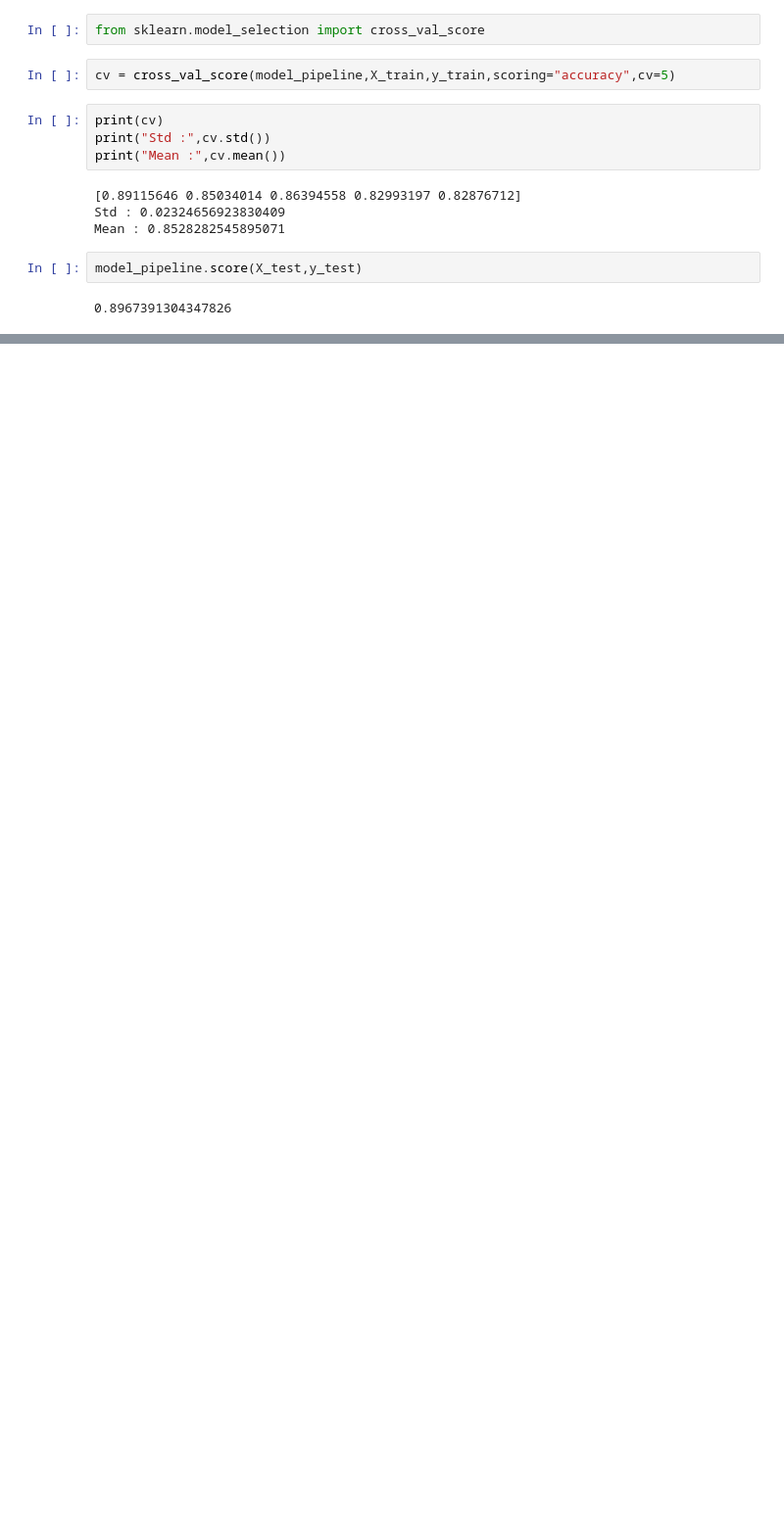
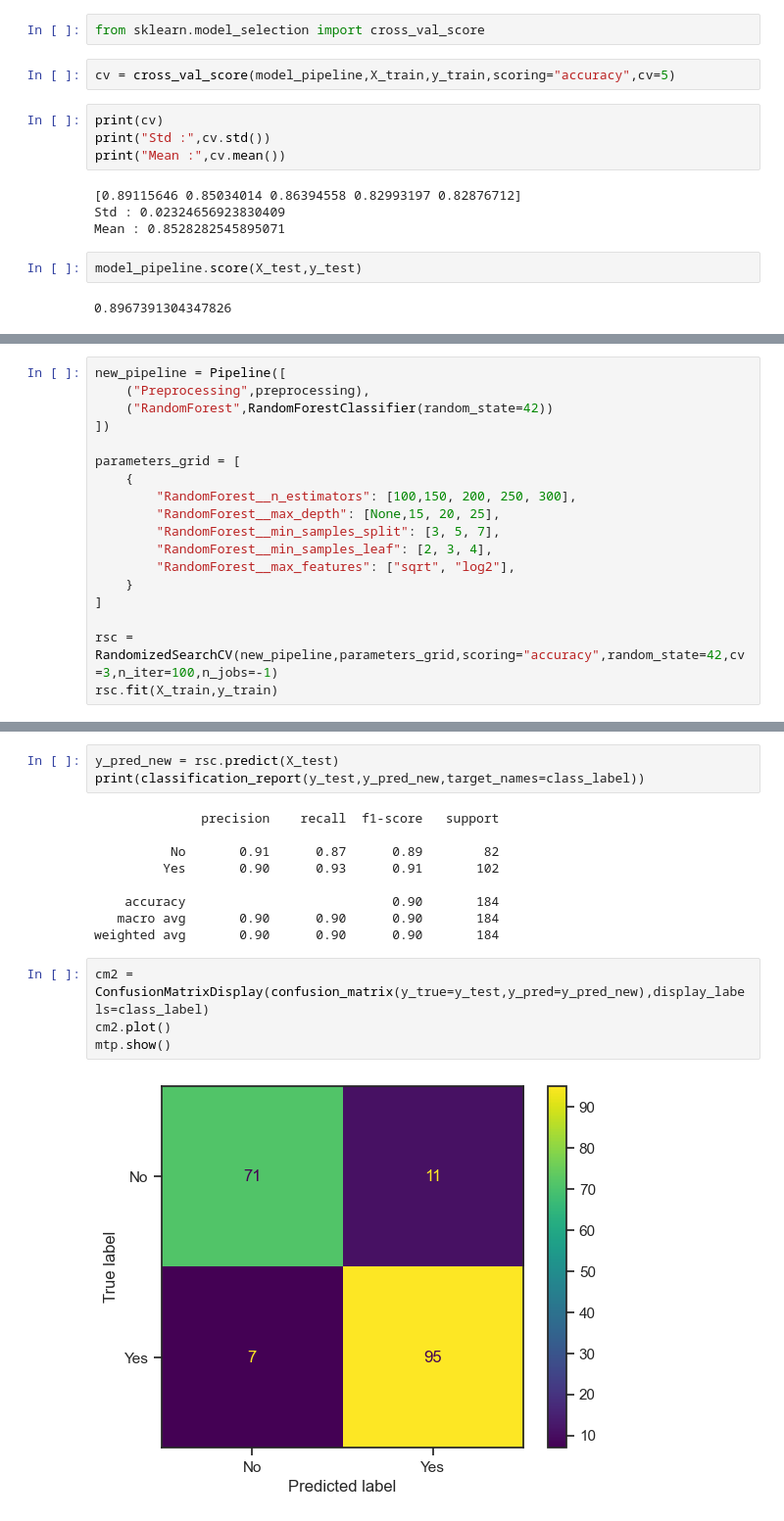
Before and after one commit to StanleyT14/Heart-Disease-Prediction, a Jupyter notebook: main.ipynb, the cells around one changed output, grey strips where cells are left out. Shown at 98% size. Cells and saved outputs as stored; diff of their text form; blank space fills up the shorter version.

```diff
--- a/main.ipynb
+++ b/main.ipynb
@@ -174,0 +221,18 @@ model_pipeline.score(X_test,y_test)
+# %%
+new_pipeline = Pipeline([
+    ("Preprocessing",preprocessing),
+    ("RandomForest",RandomForestClassifier(random_state=42))
+])
+
+parameters_grid = [
+    {
+        "RandomForest__n_estimators": [100,150, 200, 250, 300],
+        "RandomForest__max_depth": [None,15, 20, 25],
+        "RandomForest__min_samples_split": [3, 5, 7],
+        "RandomForest__min_samples_leaf": [2, 3, 4],
+        "RandomForest__max_features": ["sqrt", "log2"],
+    }
+]
+
+rsc = RandomizedSearchCV(new_pipeline,parameters_grid,scoring="accuracy",random_state=42,cv=3,n_iter=100,n_jobs=-1)
+rsc.fit(X_train,y_train)
@@ -174,0 +273,18 @@ model_pipeline.score(X_test,y_test)
+# %%
+y_pred_new = rsc.predict(X_test)
+print(classification_report(y_test,y_pred_new,target_names=class_label))
+# %% [output]
+              precision    recall  f1-score   support
+
+          No       0.91      0.87      0.89        82
+         Yes       0.90      0.93      0.91       102
+
+    accuracy                           0.90       184
+   macro avg       0.90      0.90      0.90       184
+weighted avg       0.90      0.90      0.90       184
+# %%
+cm2 = ConfusionMatrixDisplay(confusion_matrix(y_true=y_test,y_pred=y_pred_new),display_labels=class_label)
+cm2.plot()
+mtp.show()
+# %% [output]
+[figure, added]
```
Also changed, not shown: parts of 11 cells of this notebook, 1 other file.
